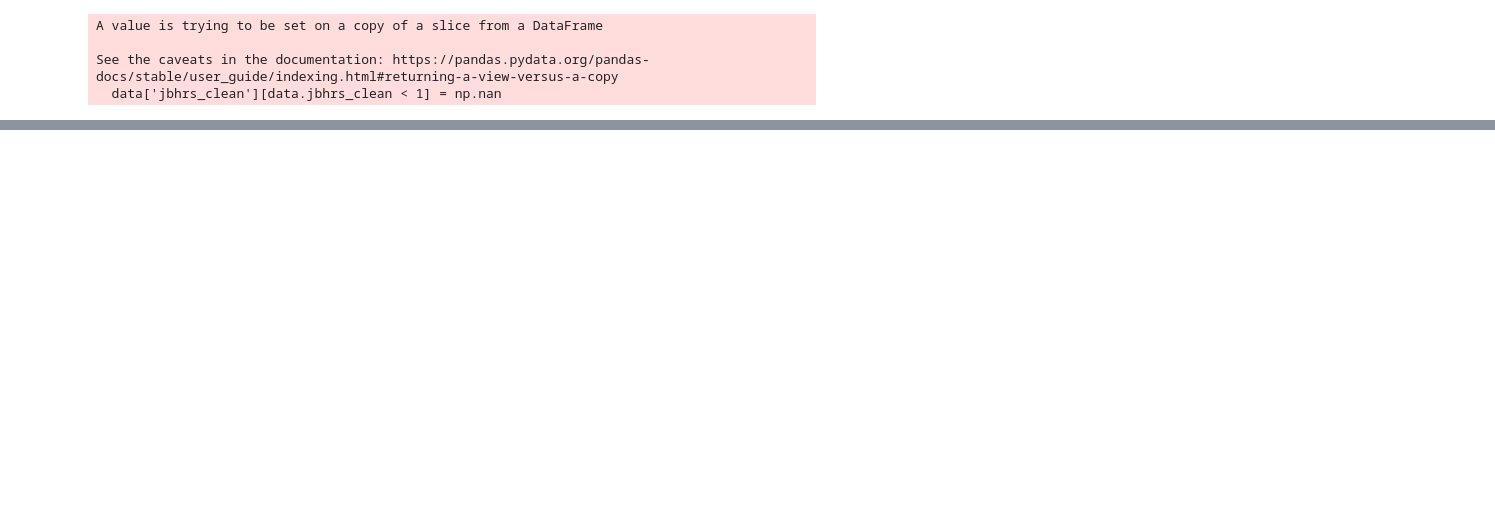
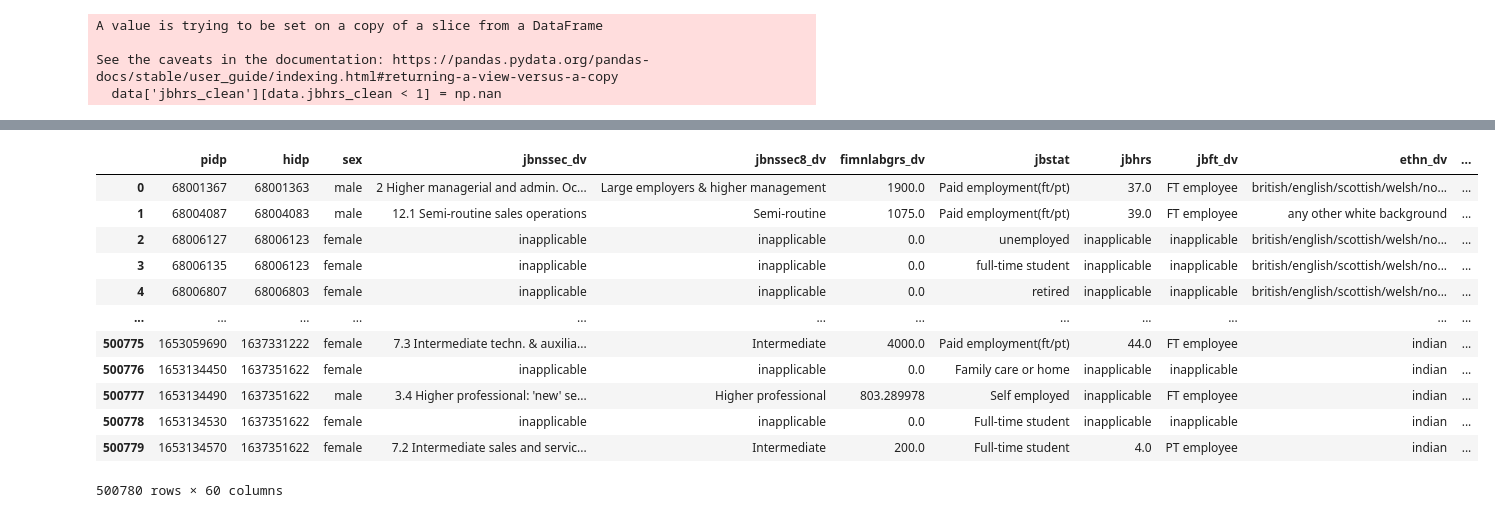
Before and after one commit to centre-for-care/costofcare, a Jupyter notebook: data_preparation.ipynb, the cells around one changed output, grey strips where cells are left out. Drawn from its saved outputs; the diff is of its cells as text; code cells hidden in the pictures; blank space fills up the shorter version.

```diff
--- a/data_preparation.ipynb
+++ b/data_preparation.ipynb
@@ -11,6 +11,7 @@ my_colnames = [
                 'sex',
                 'jbnssec_dv',
                 'jbnssec8_dv',
+                'fimnlabgrs_dv',
                 'jbstat',
                 'jbhrs',
                 'jbft_dv',
@@ -27,6 +28,7 @@ my_colnames = [
                 'istrtdatm',
                 'istrtdaty',
                 'month',
+                'indscus_xw',
                 'indinus_lw',
                 'indinub_lw',
                 'indinui_lw'
@@ -36,3 +44,9 @@ data = load_data(path, my_colnames)
+# %%
+path = r'/home/daniel/code/costofcare/data/bhp_ukhls_data_stata/UKDA-6614-stata/stata/ukhls'
+my_colnames = ['hidp', 'fihhmngrs_dv']
+data_h = load_data_h(path, my_colnames)
+# %%
+data = pd.merge(data, data_h, on=['hidp', 'wave'])
 # %%
 cpih = pd.read_csv('./cpih_uk_88_23.csv')
 data_clean = recoding_and_cleaning(data, cpih)
@@ -84,0 +204,16 @@ control.to_csv('control.csv')
+# %%
+data_clean
+# %% [output]
+|  | pidp | hidp | sex | jbnssec_dv | jbnssec8_dv | fimnlabgrs_dv | jbstat | jbhrs | jbft_dv | ethn_dv | ... |
+| 0 | 68001367 | 68001363 | male | 2 Higher managerial and admin. Oc... | Large employers & higher management | 1900.0 | Paid employment(ft/pt) | 37.0 | FT employee | british/english/scottish/welsh/no... | ... |
+| 1 | 68004087 | 68004083 | male | 12.1 Semi-routine sales operations | Semi-routine | 1075.0 | Paid employment(ft/pt) | 39.0 | FT employee | any other white background | ... |
+| 2 | 68006127 | 68006123 | female | inapplicable | inapplicable | 0.0 | unemployed | inapplicable | inapplicable | british/english/scottish/welsh/no... | ... |
+| 3 | 68006135 | 68006123 | female | inapplicable | inapplicable | 0.0 | full-time student | inapplicable | inapplicable | british/english/scottish/welsh/no... | ... |
+| 4 | 68006807 | 68006803 | female | inapplicable | inapplicable | 0.0 | retired | inapplicable | inapplicable | british/english/scottish/welsh/no... | ... |
+| ... | ... | ... | ... | ... | ... | ... | ... | ... | ... | ... | ... |
+| 500775 | 1653059690 | 1637331222 | female | 7.3 Intermediate techn. & auxilia... | Intermediate | 4000.0 | Paid employment(ft/pt) | 44.0 | FT employee | indian | ... |
+| 500776 | 1653134450 | 1637351622 | female | inapplicable | inapplicable | 0.0 | Family care or home | inapplicable | inapplicable | indian | ... |
+| 500777 | 1653134490 | 1637351622 | male | 3.4 Higher professional: 'new' se... | Higher professional | 803.289978 | Self employed | inapplicable | FT employee | indian | ... |
+| 500778 | 1653134530 | 1637351622 | female | inapplicable | inapplicable | 0.0 | Full-time student | inapplicable | inapplicable | indian | ... |
+| 500779 | 1653134570 | 1637351622 | female | 7.2 Intermediate sales and servic... | Intermediate | 200.0 | Full-time student | 4.0 | PT employee | indian | ... |
+500780 rows × 60 columns
```
Also changed, not shown: parts of 29 cells of this notebook, 38 other files.
